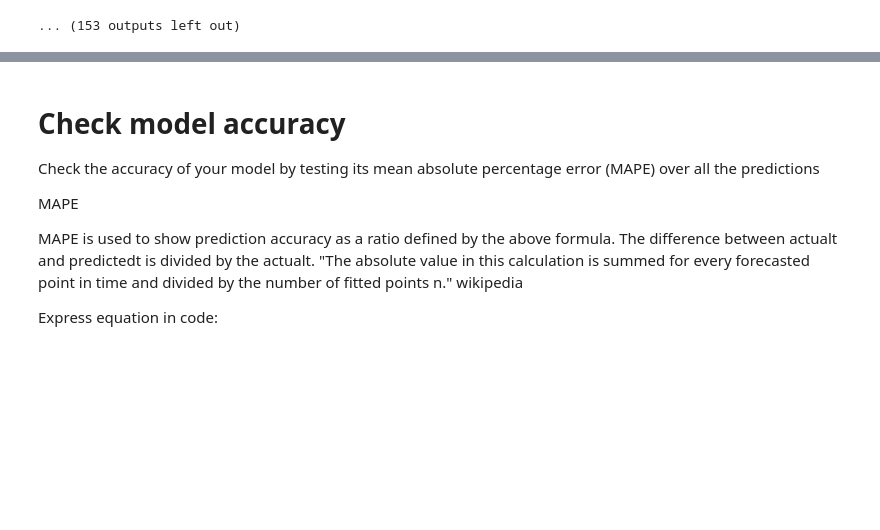
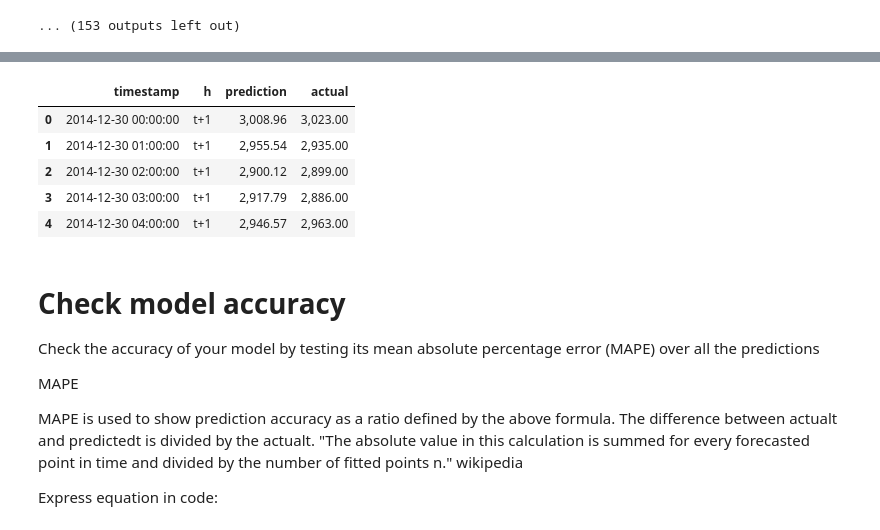
Before and after one commit to lukmanaj/ArewaDS-Machine-Learning-Assignments, a Jupyter notebook: week_09_Time_Series/2-Arima/notebook.ipynb, the cells around one changed output, grey strips where cells are left out. Drawn from its saved outputs; the diff is of its cells as text; code cells hidden in the pictures; blank space fills up the shorter version.

```diff
--- a/week_09_Time_Series/2-Arima/notebook.ipynb
+++ b/week_09_Time_Series/2-Arima/notebook.ipynb
@@ -390,12 +402,18 @@ At iterate    0    f= -2.42198D+00    |proj g|=  8.36871D-01
 # %%
 # Compare the predictions to the actual load:
-
 eval_df = pd.DataFrame(predictions, columns=['t+'+str(t) for t in range(1, HORIZON+1)])
-eval_df['timestamp'] = test.index[0:len(test.index)-HORIZON+1]
+eval_df['timestamp'] = test.index[0:len(test.index)-HORIZON]
 eval_df = pd.melt(eval_df, id_vars='timestamp', value_name='prediction', var_name='h')
-eval_df['actual'] = np.array(np.transpose(test_ts)).ravel()
+eval_df['actual'] = np.array(np.transpose(test_ts)).ravel()[:len(eval_df)]  # Adjust the length of actual values
 eval_df[['prediction', 'actual']] = scaler.inverse_transform(eval_df[['prediction', 'actual']])
 eval_df.head()
+# %% [output]
+|  | timestamp | h | prediction | actual |
+| 0 | 2014-12-30 00:00:00 | t+1 | 3,008.96 | 3,023.00 |
+| 1 | 2014-12-30 01:00:00 | t+1 | 2,955.54 | 2,935.00 |
+| 2 | 2014-12-30 02:00:00 | t+1 | 2,900.12 | 2,899.00 |
+| 3 | 2014-12-30 03:00:00 | t+1 | 2,917.79 | 2,886.00 |
+| 4 | 2014-12-30 04:00:00 | t+1 | 2,946.57 | 2,963.00 |
 # %% [markdown]
 # Check model accuracy
 
```
Also changed, not shown: parts of 7 cells of this notebook.
